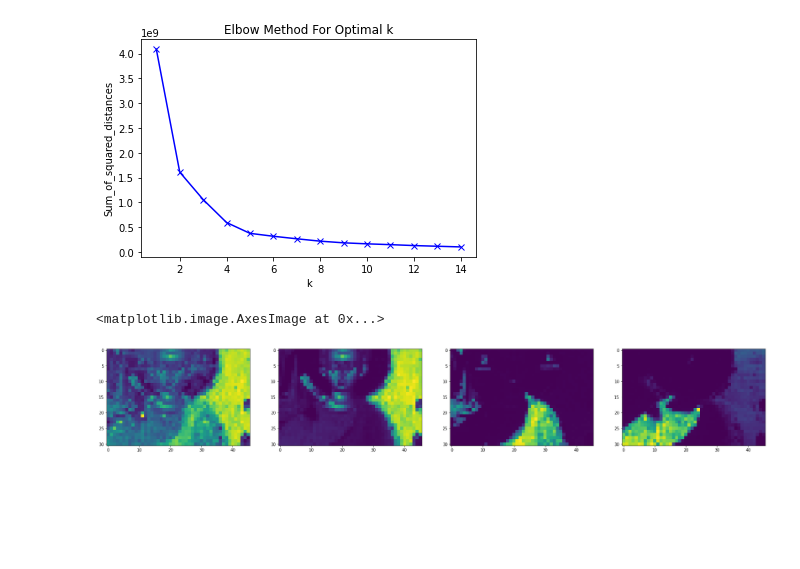
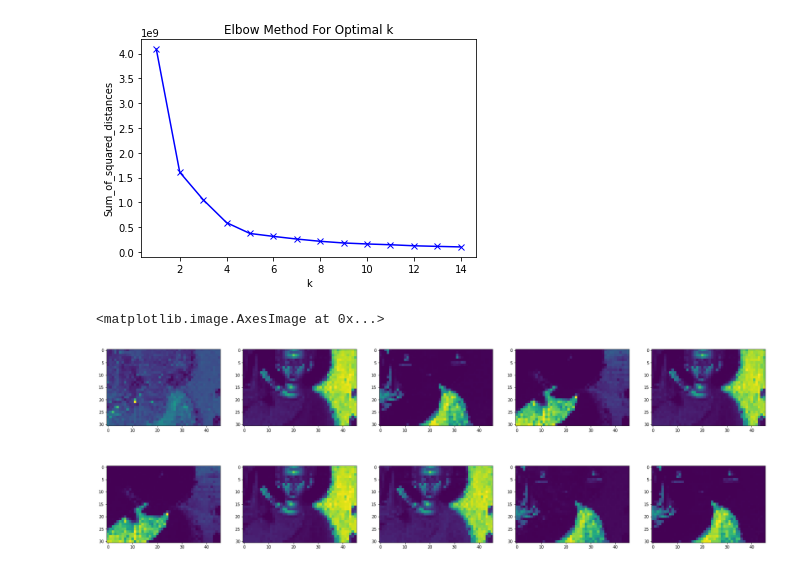
Before and after one commit to igeor/Hyperspectral-Image-Analysis, a Jupyter notebook: spec-img-similar/spec_img_similarity.ipynb, the cells around one changed output. Cells and saved outputs as stored; diff of their text form; code cells hidden in the pictures; blank space fills up the shorter version.

```diff
--- a/spec-img-similar/spec_img_similarity.ipynb
+++ b/spec-img-similar/spec_img_similarity.ipynb
@@ -57,19 +137,25 @@ plt.show()
 # %% [output]
 [figure]
 # %%
-km = KMeans(n_clusters=4)
+km = KMeans(n_clusters=10)
 km = km.fit(inTestImageFlat)
 
 clusters = []
 for cluster in km.cluster_centers_:
     clusters.append(cluster.reshape(31,46))
 
-fix, ax = plt.subplots(nrows=1, ncols=4, figsize=(30,10))
+fix, ax = plt.subplots(nrows=2, ncols=5, figsize=(30,10))
 
-ax[0].imshow(clusters[0])
-ax[1].imshow(clusters[1])
-ax[2].imshow(clusters[2])
-ax[3].imshow(clusters[3])
+ax[0,0].imshow(clusters[0])
+ax[0,1].imshow(clusters[1])
+ax[0,2].imshow(clusters[2])
+ax[0,3].imshow(clusters[3])
+ax[0,4].imshow(clusters[4])
+ax[1,0].imshow(clusters[5])
+ax[1,1].imshow(clusters[6])
+ax[1,2].imshow(clusters[7])
+ax[1,3].imshow(clusters[8])
+ax[1,4].imshow(clusters[9])
 # %% [output]
 <matplotlib.image.AxesImage at 0x...>
-[figure, old version]
+[figure, new version]
```
Also changed, not shown: parts of 12 cells of this notebook.
